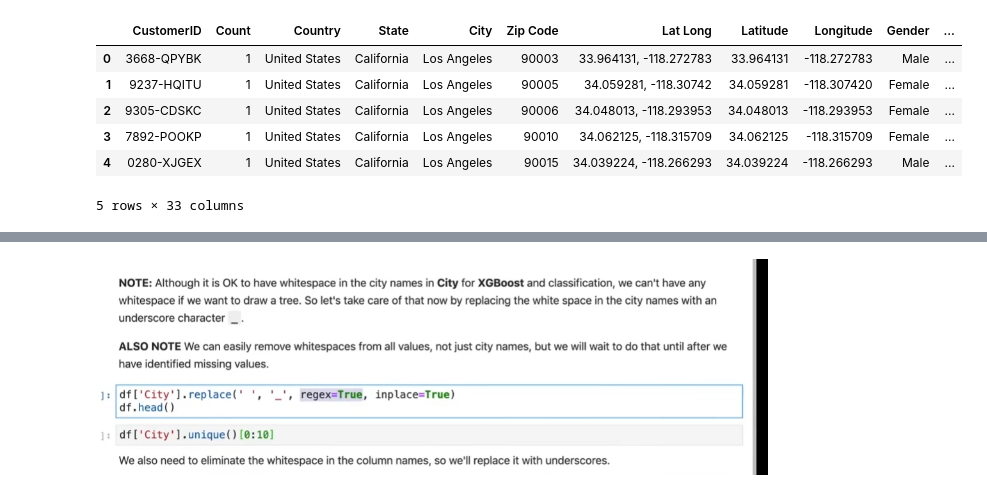
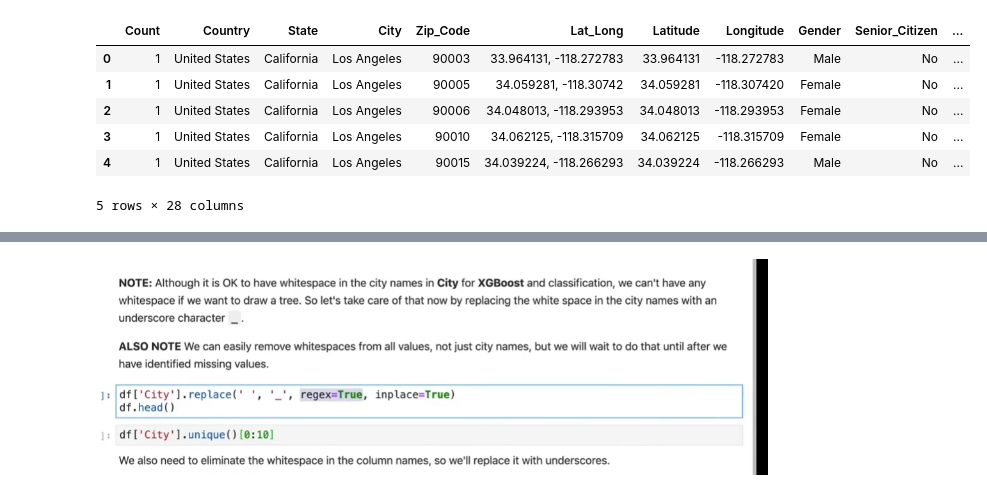
Before and after one commit to dhruvbit/machine-learning-, a Jupyter notebook: data featuring/data preprocessing/XGboost.ipynb, the cells around one changed output, grey strips where cells are left out. Cells and saved outputs as stored; diff of their text form; code cells hidden in the pictures.

Commit message:
xgboost classfier

```diff
--- a/data featuring/data preprocessing/XGboost.ipynb
+++ b/data featuring/data preprocessing/XGboost.ipynb
@@ -1,24 +1,34 @@
 # %%
 import numpy as np
 import pandas as pd
 import matplotlib.pyplot as plt
 import seaborn as sns
 from sklearn.model_selection import train_test_split
 from sklearn.metrics import balanced_accuracy_score ,roc_auc_score,make_scorer
 from sklearn.model_selection import GridSearchCV
 from sklearn.metrics import confusion_matrix
-
-
+import xgboost as xgb
+from sklearn.metrics import ConfusionMatrixDisplay
 read_file =pd.read_excel(r'C:\Users\Dhruv stark\Desktop\machine learning practice\Telco_customer_churn.xlsx')
 read_file.to_csv("Telco_customer_churn.csv",index =0,header=True)
 df=pd.DataFrame(pd.read_csv("Telco_customer_churn.csv"))
+df.columns = df.columns.str.replace(' ', '_')
 
+# Step 2: Now that the underscores exist, drop the leaky columns cleanly
+leaky_and_useless_cols = [
+    'Churn_Label', 'CLTV', 'Churn_Reason',
+    'Churn_Score', 'CustomerID'
+]
+
+df = df.drop(columns=leaky_and_useless_cols, errors='ignore')
+
+# Step 3: Check your clean data structure
 df.head()
 # %% [output]
-|  | CustomerID | Count | Country | State | City | Zip Code | Lat Long | Latitude | Longitude | Gender | ... |
-| 0 | 3668-QPYBK | 1 | United States | California | Los Angeles | 90003 | 33.964131, -118.272783 | 33.964131 | -118.272783 | Male | ... |
-| 1 | 9237-HQITU | 1 | United States | California | Los Angeles | 90005 | 34.059281, -118.30742 | 34.059281 | -118.307420 | Female | ... |
-| 2 | 9305-CDSKC | 1 | United States | California | Los Angeles | 90006 | 34.048013, -118.293953 | 34.048013 | -118.293953 | Female | ... |
-| 3 | 7892-POOKP | 1 | United States | California | Los Angeles | 90010 | 34.062125, -118.315709 | 34.062125 | -118.315709 | Female | ... |
-| 4 | 0280-XJGEX | 1 | United States | California | Los Angeles | 90015 | 34.039224, -118.266293 | 34.039224 | -118.266293 | Male | ... |
+|  | Count | Country | State | City | Zip_Code | Lat_Long | Latitude | Longitude | Gender | Senior_Citizen | ... |
+| 0 | 1 | United States | California | Los Angeles | 90003 | 33.964131, -118.272783 | 33.964131 | -118.272783 | Male | No | ... |
+| 1 | 1 | United States | California | Los Angeles | 90005 | 34.059281, -118.30742 | 34.059281 | -118.307420 | Female | No | ... |
+| 2 | 1 | United States | California | Los Angeles | 90006 | 34.048013, -118.293953 | 34.048013 | -118.293953 | Female | No | ... |
+| 3 | 1 | United States | California | Los Angeles | 90010 | 34.062125, -118.315709 | 34.062125 | -118.315709 | Female | No | ... |
+| 4 | 1 | United States | California | Los Angeles | 90015 | 34.039224, -118.266293 | 34.039224 | -118.266293 | Male | No | ... |
-5 rows × 33 columns
+5 rows × 28 columns
```
Also changed, not shown: parts of 22 cells of this notebook.
